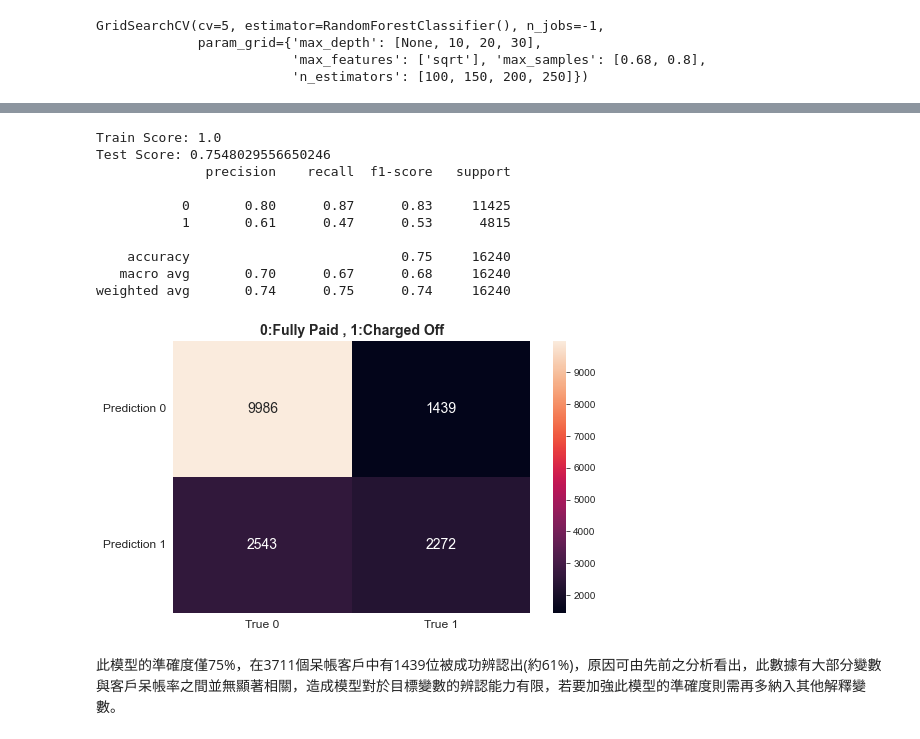
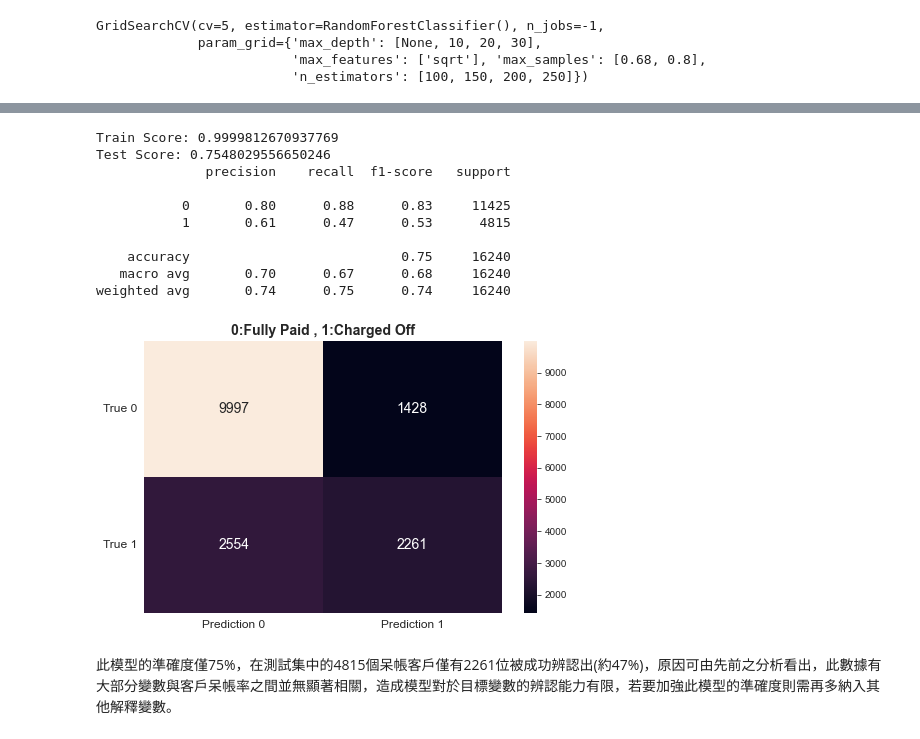
Before and after one commit to Austin1340/Portfolio, a Jupyter notebook: Bank_Loan_Analysis.ipynb, the cells around one changed output, grey strips where cells are left out. Saved outputs shown, nothing was run; the diff lists cells and outputs as text; code cells hidden in the pictures.

```diff
--- a/Bank_Loan_Analysis.ipynb
+++ b/Bank_Loan_Analysis.ipynb
@@ -1206,5 +1186,5 @@ RandomForestClassifier(max_features='sqrt', max_samples=0.8, n_estimators=250)
 # %%
-RF_model = RandomForestClassifier(n_estimators=250,
+RF_model = RandomForestClassifier(n_estimators=200,
                                   max_depth=None,
                                   max_features='sqrt',
                                   max_samples=0.8,
@@ -1216,11 +1196,11 @@ print('Train Score:', RF_model.score(X_train_res, y_train_res))
 print('Test Score:', metrics.accuracy_score(y_test, y_pred))
 print(classification_report(y_test, y_pred))
 # %% [output]
-Train Score: 1.0
+Train Score: 0.9999812670937769
 Test Score: 0.7548029556650246
               precision    recall  f1-score   support
 
-           0       0.80      0.87      0.83     11425
+           0       0.80      0.88      0.83     11425
            1       0.61      0.47      0.53      4815
 
     accuracy                           0.75     16240
@@ -1229,16 +1209,16 @@ weighted avg       0.74      0.75      0.74     16240
 # %%
 plt.figure(figsize=(8,5))
 sns.heatmap(confusion_matrix(y_test, y_pred),
             annot=True,
             annot_kws={'size':14},
             fmt='d',
-            yticklabels=['Prediction 0', 'Prediction 1'],
-            xticklabels=['True 0', 'True 1'])
+            xticklabels=['Prediction 0', 'Prediction 1'],
+            yticklabels=['True 0', 'True 1'])
 plt.title('0:Fully Paid , 1:Charged Off', fontsize=14, weight='bold')
 plt.xticks(fontsize=12)
 plt.yticks(fontsize=12, rotation=360)
 plt.show()
 # %% [output]
-[figure, old version]
+[figure, new version]
 # %% [markdown]
-此模型的準確度僅75%，在3711個呆帳客戶中有1439位被成功辨認出(約61%)，原因可由先前之分析看出，此數據有大部分變數與客戶呆帳率之間並無顯著相關，造成模型對於目標變數的辨認能力有限，若要加強此模型的準確度則需再多納入其他解釋變數。
+此模型的準確度僅75%，在測試集中的4815個呆帳客戶僅有2261位被成功辨認出(約47%)，原因可由先前之分析看出，此數據有大部分變數與客戶呆帳率之間並無顯著相關，造成模型對於目標變數的辨認能力有限，若要加強此模型的準確度則需再多納入其他解釋變數。
```
Also changed, not shown: parts of 20 cells of this notebook.
